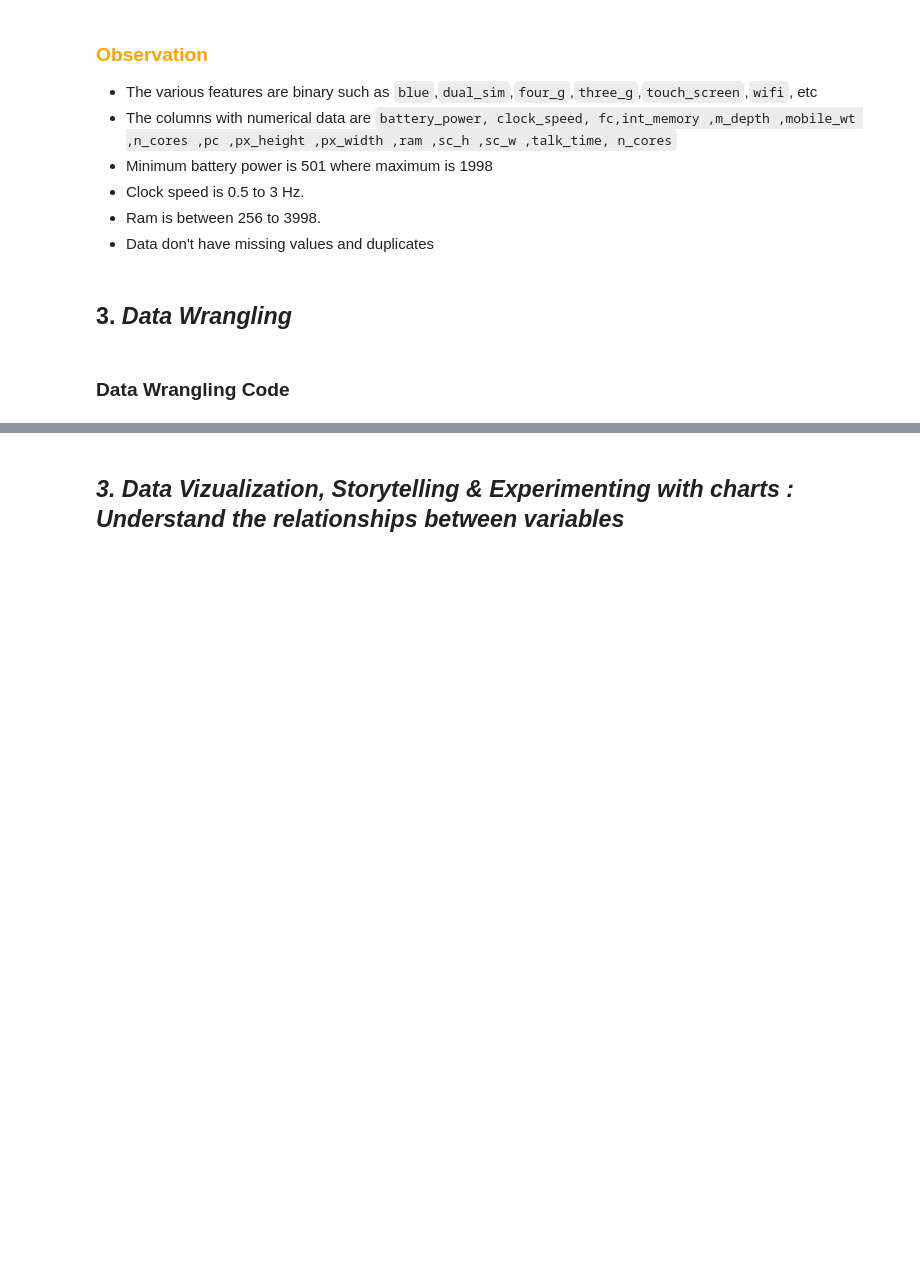
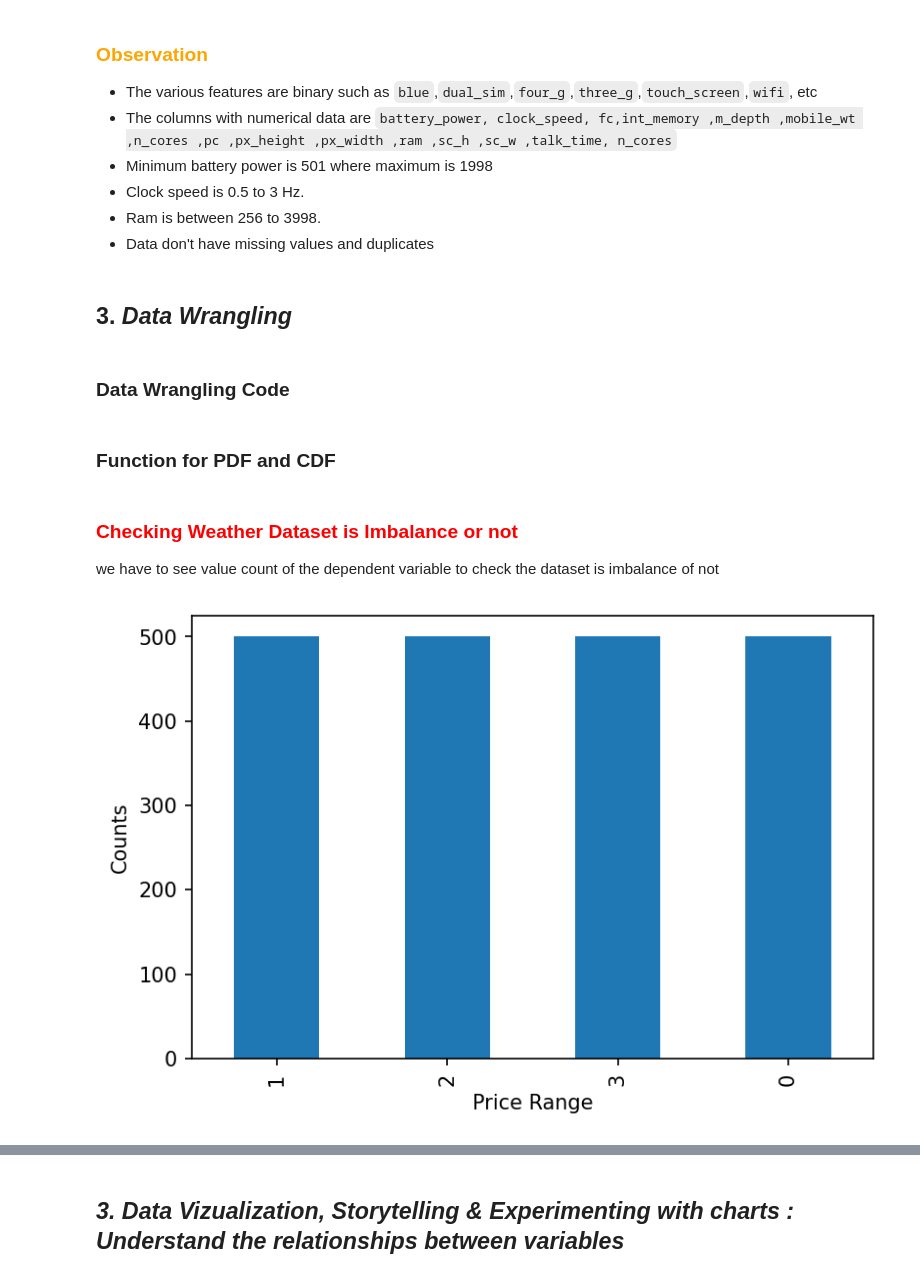
Before and after one commit to MohanVishe/Supervised-ML--Classification----Mobile-Price-Range-Prediction, a Jupyter notebook: Mobile_Price_Range_Prediction_Individual_Project.ipynb, the cells around one changed output, grey strips where cells are left out. Drawn from its saved outputs; the diff is of its cells as text; code cells hidden in the pictures; blank space fills up the shorter version.

```diff
--- a/Mobile_Price_Range_Prediction_Individual_Project.ipynb
+++ b/Mobile_Price_Range_Prediction_Individual_Project.ipynb
@@ -302,0 +301,13 @@ price_range
+# %% [markdown]
+### Function for PDF and CDF
+# %%
+# Function for pdf and histogram of feature
+plt.rcParams.update({'figure.figsize':(6,5),'figure.dpi':100})
+def PDF (hue,feature):
+  """This will plot pdf and Histograme of feature"""
+
+  sns.FacetGrid(df,hue=hue,size=5)\
+  .map(sns.distplot,feature)\
+  .add_legend();
+  plt.title("histogram and  PDF of " + str(feature))
+  plt.show()
@@ -302,0 +350,15 @@ price_range
+# %% [markdown]
+### <font color='red'> Checking Weather Dataset is Imbalance or not </font>
+we have to see value count of the dependent variable to check the dataset is imbalance of not
+# %%
+# for adjusting figure size
+# (https://matplotlib.org/stable/api/_as_gen/matplotlib.pyplot.figure.html)
+plt.rcParams.update({'figure.figsize':(6,4),'figure.dpi':150})
+
+
+df['price_range'].value_counts().plot(kind='bar')
+plt.xlabel("Price Range")
+plt.ylabel("Counts")
+plt.show()
+# %% [output]
+[figure, added]
```
Also changed, not shown: parts of 54 cells of this notebook.
